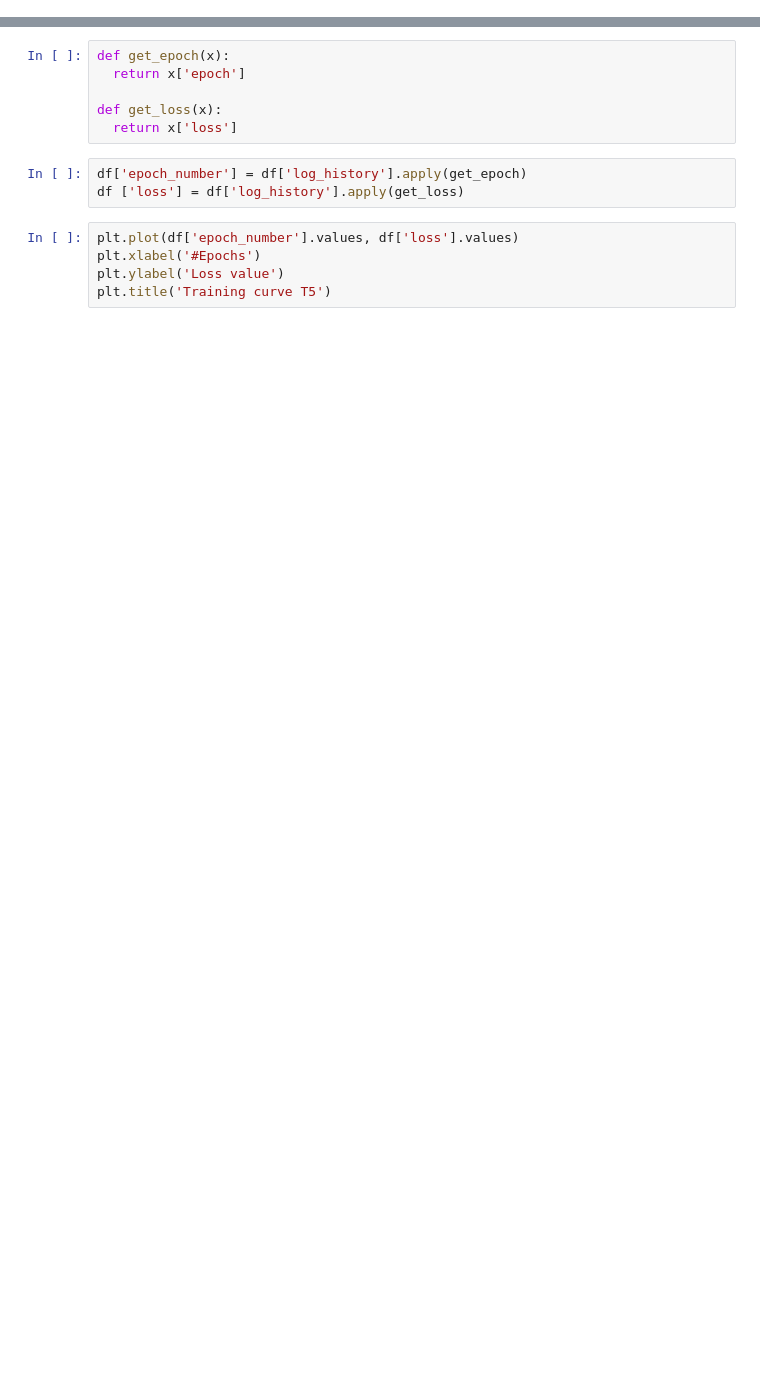
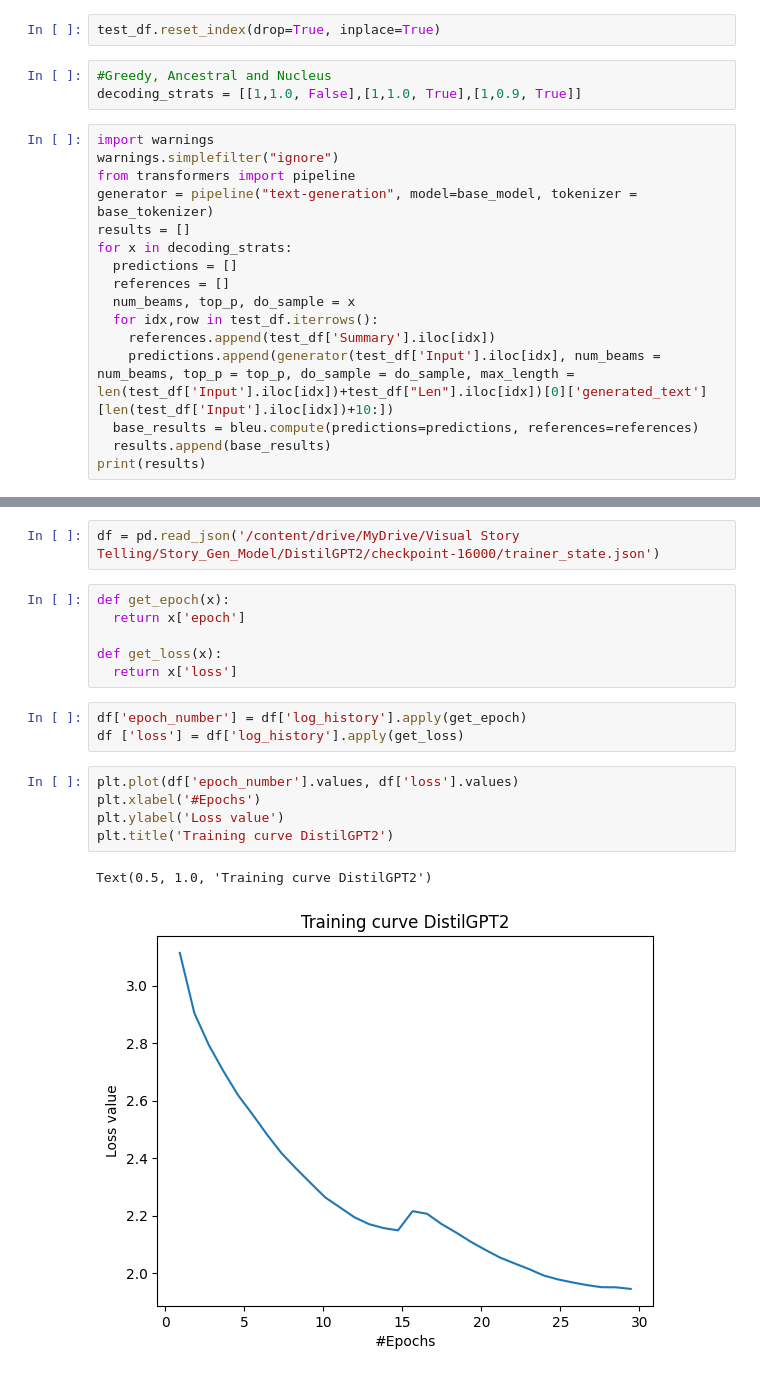
Before and after one commit to Anshumaan-Chauhan02/VST, a Jupyter notebook: Story_Generation_DistilGPT.ipynb, the cells around one changed output, grey strips where cells are left out. Cells and saved outputs as stored; diff of their text form; blank space fills up the shorter version.

```diff
--- a/Story_Generation_DistilGPT.ipynb
+++ b/Story_Generation_DistilGPT.ipynb
@@ -174,3 +153,24 @@ Setting `pad_token_id` to `eos_token_id`:50256 for open-end generation.
+# %%
+test_df.reset_index(drop=True, inplace=True)
+# %%
+#Greedy, Ancestral and Nucleus
+decoding_strats = [[1,1.0, False],[1,1.0, True],[1,0.9, True]]
+# %%
+import warnings
+warnings.simplefilter("ignore")
+from transformers import pipeline
+generator = pipeline("text-generation", model=base_model, tokenizer = base_tokenizer)
+results = []
+for x in decoding_strats:
+  predictions = []
+  references = []
+  num_beams, top_p, do_sample = x
+  for idx,row in test_df.iterrows():
+    references.append(test_df['Summary'].iloc[idx])
+    predictions.append(generator(test_df['Input'].iloc[idx], num_beams = num_beams, top_p = top_p, do_sample = do_sample, max_length = len(test_df['Input'].iloc[idx])+test_df["Len"].iloc[idx])[0]['generated_text'][len(test_df['Input'].iloc[idx])+10:])
+  base_results = bleu.compute(predictions=predictions, references=references)
+  results.append(base_results)
+print(results)
 # %% [markdown]
 ## Loss Curve
 # %%
@@ -181,3 +179,5 @@ df = pd.read_json('Add path to the json file')
+# %%
+df = pd.read_json('/content/drive/MyDrive/Visual Story Telling/Story_Gen_Model/DistilGPT2/checkpoint-16000/trainer_state.json')
 # %%
 def get_epoch(x):
   return x['epoch']
@@ -190,5 +190,8 @@ df ['loss'] = df['log_history'].apply(get_loss)
 # %%
 plt.plot(df['epoch_number'].values, df['loss'].values)
 plt.xlabel('#Epochs')
 plt.ylabel('Loss value')
-plt.title('Training curve T5')
+plt.title('Training curve DistilGPT2')
+# %% [output]
+Text(0.5, 1.0, 'Training curve DistilGPT2')
+[figure, added]
```
Also changed, not shown: parts of 29 cells of this notebook, 2 other files.
